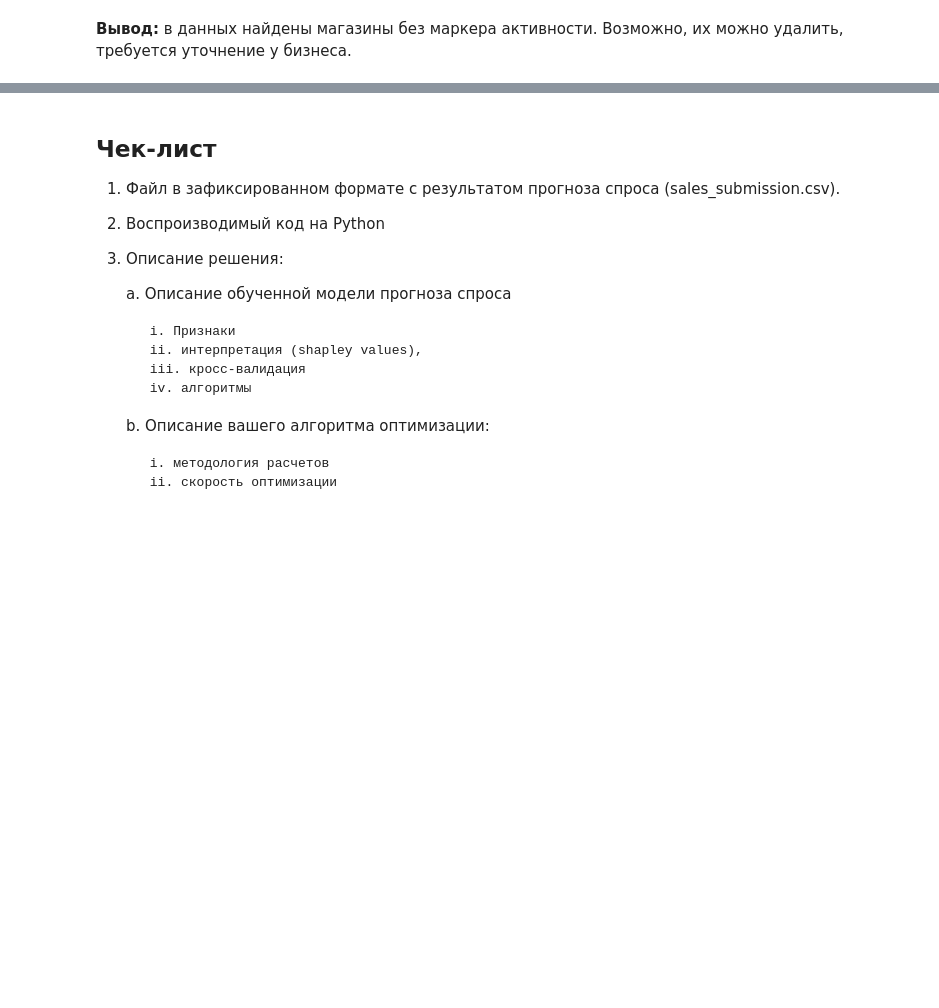
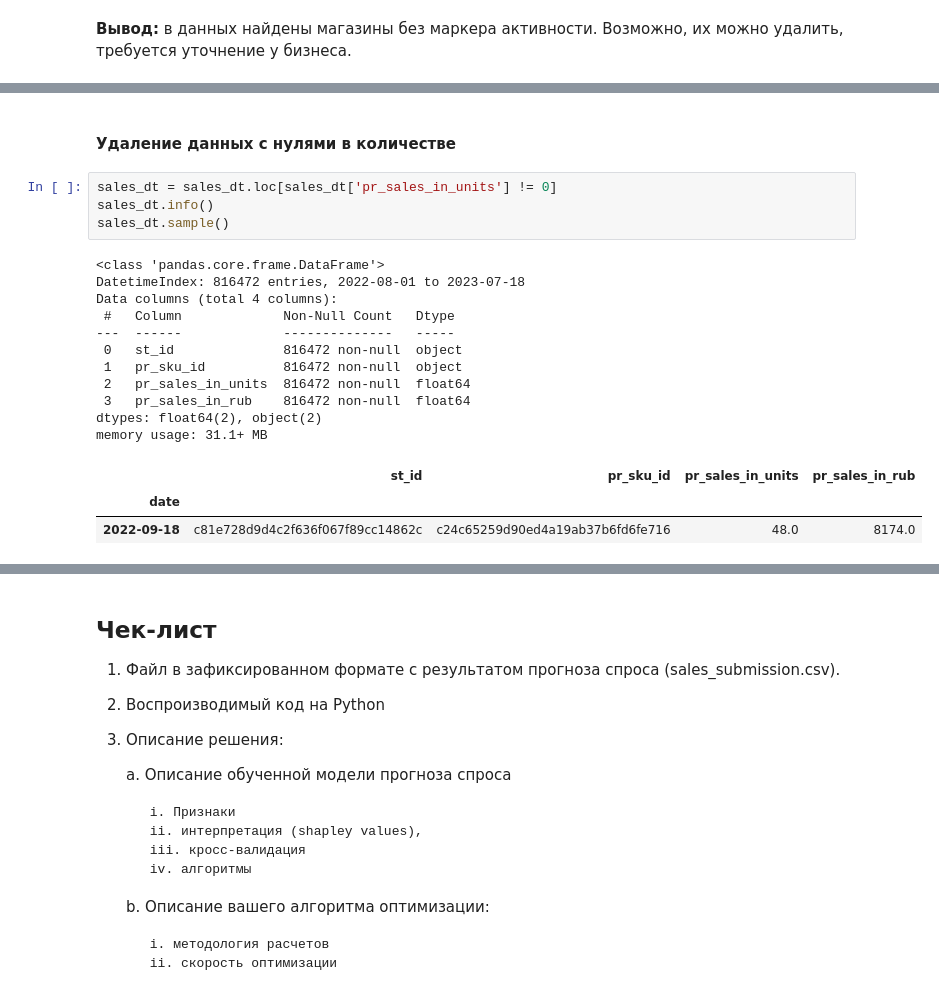
Before and after one commit to denis-42ds/demand_forecast_retailer, a Jupyter notebook: demand_forecast.ipynb, the cells around one changed output, grey strips where cells are left out. Cells and saved outputs as stored; diff of their text form; blank space fills up the shorter version.

```diff
--- a/demand_forecast.ipynb
+++ b/demand_forecast.ipynb
@@ -215,0 +227,21 @@ print(
+# %% [markdown]
+#### Удаление данных с нулями в количестве
+# %%
+sales_dt = sales_dt.loc[sales_dt['pr_sales_in_units'] != 0]
+sales_dt.info()
+sales_dt.sample()
+# %% [output]
+<class 'pandas.core.frame.DataFrame'>
+DatetimeIndex: 816472 entries, 2022-08-01 to 2023-07-18
+Data columns (total 4 columns):
+ #   Column             Non-Null Count   Dtype
+---  ------             --------------   -----
+ 0   st_id              816472 non-null  object
+ 1   pr_sku_id          816472 non-null  object
+ 2   pr_sales_in_units  816472 non-null  float64
+ 3   pr_sales_in_rub    816472 non-null  float64
+dtypes: float64(2), object(2)
+memory usage: 31.1+ MB
+|  | st_id | pr_sku_id | pr_sales_in_units | pr_sales_in_rub |
+| date |  |  |  |  |
+| 2022-09-18 | c81e728d9d4c2f636f067f89cc14862c | c24c65259d90ed4a19ab37b6fd6fe716 | 48.0 | 8174.0 |
```
Also changed, not shown: parts of 13 cells of this notebook.
